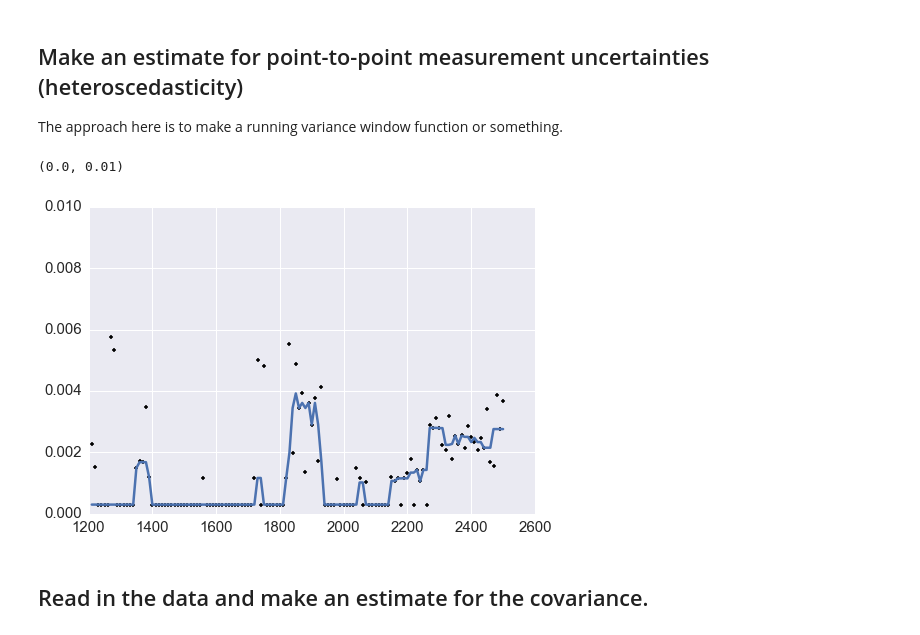
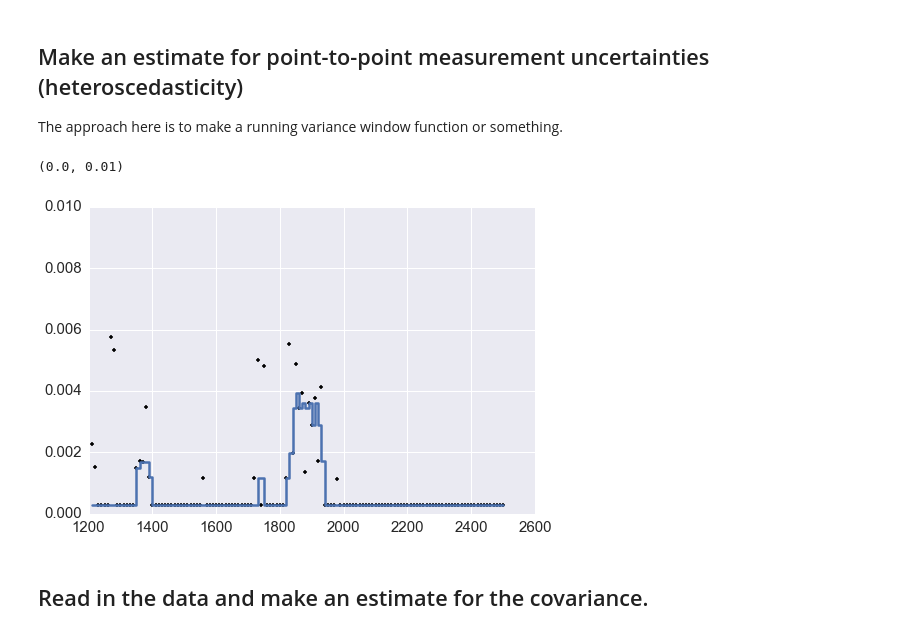
Before and after one commit to Echelle/AO_bonding_paper, a Jupyter notebook: notebooks/SiGaps_03-data.ipynb, the cells around one changed output. Cells and saved outputs as stored; diff of their text form; code cells hidden in the pictures.

```diff
--- a/notebooks/SiGaps_03-data.ipynb
+++ b/notebooks/SiGaps_03-data.ipynb
@@ -63,18 +61,20 @@ from scipy.signal import medfilt
 # %%
+from scipy.signal import medfilt
+
 err_est =  np.sqrt(diff1**2+diff2**2)
 mask = df.index > 2000
-#err_est[mask] = 0.001
+err_est[mask] = 0.001
 mask2 = err_est > 0.001
 #err_est[mask2] = 0.004
 err_est[~mask2] = 0.0003
 err_est_sm = medfilt(err_est, kernel_size=5)
 plt.plot(df.index, err_est, '.k');
-plt.plot(df.index, err_est_sm);
+plt.step(df.index, err_est_sm);
 
 plt.ylim(0.00,0.01)
 # %% [output]
 (0.0, 0.01)
-[figure, old version]
+[figure, new version]
 # %% [markdown]
 ## Read in the data and make an estimate for the covariance.
 # %%
```
Also changed, not shown: parts of 11 cells of this notebook, 2 other files.
